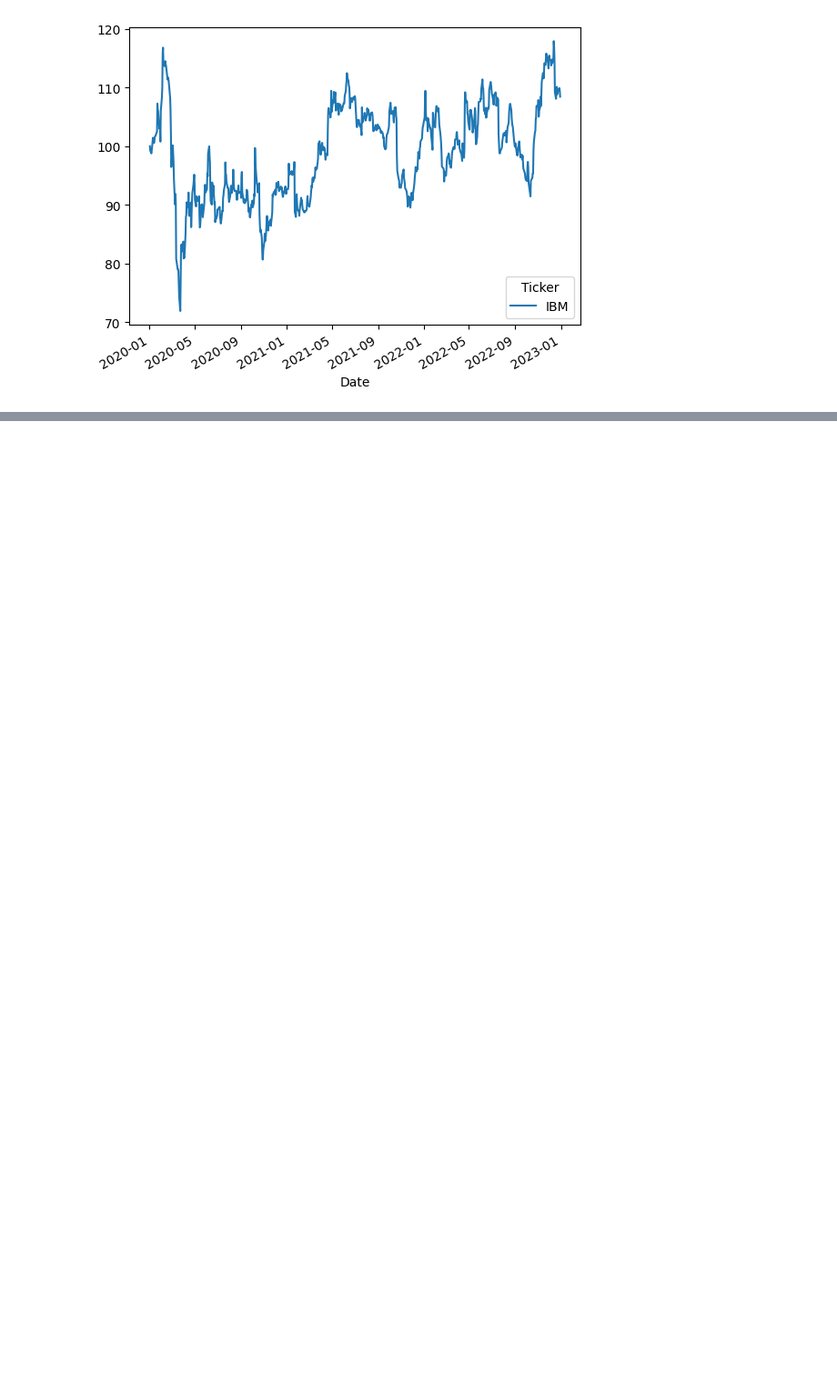
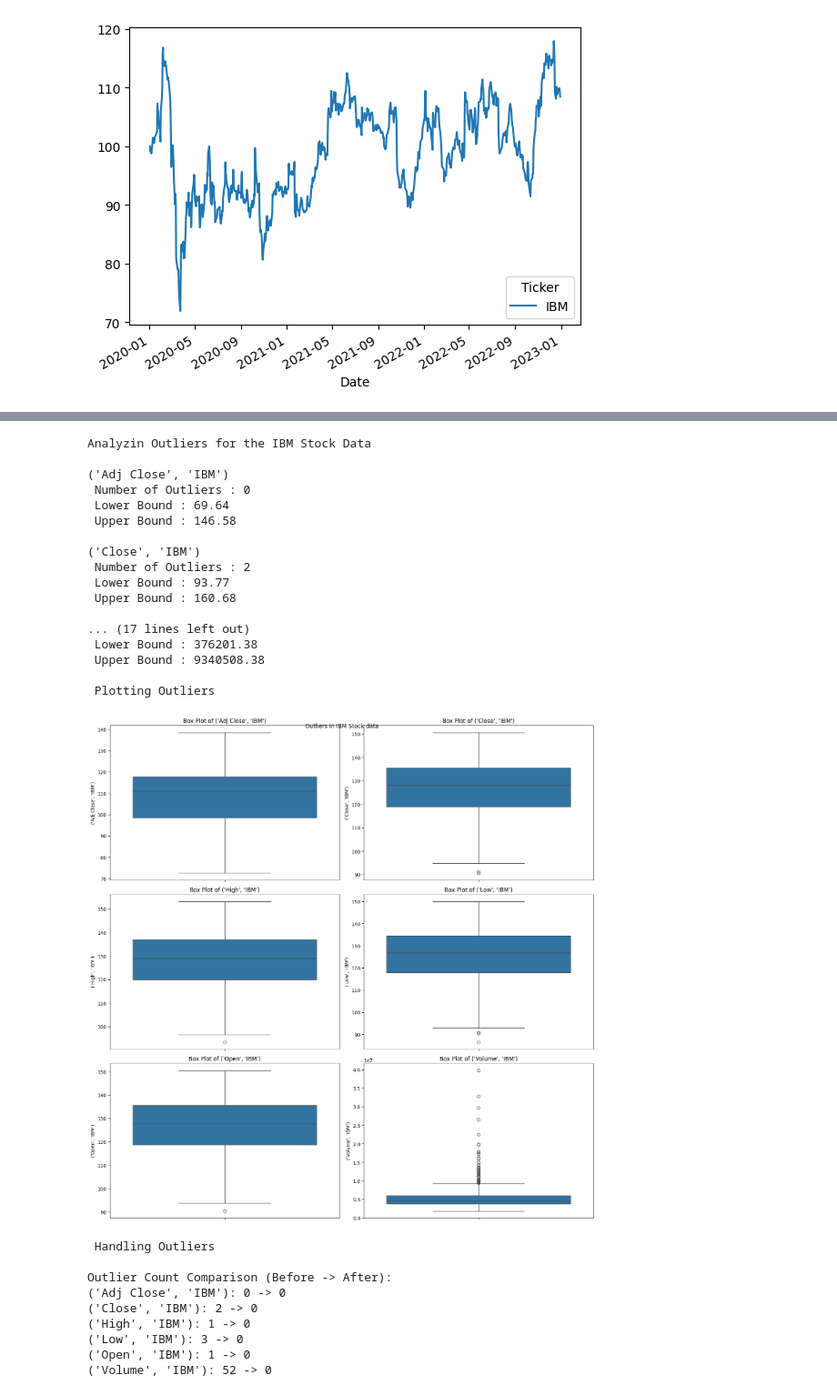
Before and after one commit to deepak-dobbala/Stock_Market_Forecasting_using_DeepLearning, a Jupyter notebook: Training/Prediction_training.ipynb, the cells around one changed output, grey strips where cells are left out. Shown at 91% size. Cells and saved outputs as stored; diff of their text form; code cells hidden in the pictures; blank space fills up the shorter version.

```diff
--- a/Training/Prediction_training.ipynb
+++ b/Training/Prediction_training.ipynb
@@ -99,0 +216,49 @@ plt.show()
+# %%
+print("Analyzin Outliers for the IBM Stock Data")
+outliers=detect_outliers(IBM_data,method='iqr',threshold=1.5)
+for column,stats in outliers.items():
+    print(f"\n{column}")
+    print(f" Number of Outliers : {stats['outlier_count']}")
+    if 'lower_bound' in stats:
+        print(f" Lower Bound : {stats['lower_bound']:.2f}")
+        print(f" Upper Bound : {stats['upper_bound']:.2f}")
+print("\n Plotting Outliers")
+plot_outliers(IBM_data)
+plt.suptitle("Outliers in IBM Stock data")
+plt.show()
+print("\n Handling Outliers")
+IBM_data=handle_outliers(IBM_data,method='clip')
+outliers_after=detect_outliers(IBM_data,method='iqr',threshold=1.5)
+print("\nOutlier Count Comparison (Before -> After):")
+for column in outliers.keys():
+        before_count = outliers[column]['outlier_count']
+        after_count = outliers_after[column]['outlier_count']
+        print(f"{column}: {before_count} -> {after_count}")
+# %% [output]
+Analyzin Outliers for the IBM Stock Data
+
+('Adj Close', 'IBM')
+ Number of Outliers : 0
+ Lower Bound : 69.64
+ Upper Bound : 146.58
+
+('Close', 'IBM')
+ Number of Outliers : 2
+ Lower Bound : 93.77
+ Upper Bound : 160.68
+
+... (17 lines left out)
+ Lower Bound : 376201.38
+ Upper Bound : 9340508.38
+
+ Plotting Outliers
+[figure, added]
+ Handling Outliers
+
+Outlier Count Comparison (Before -> After):
+('Adj Close', 'IBM'): 0 -> 0
+('Close', 'IBM'): 2 -> 0
+('High', 'IBM'): 1 -> 0
+('Low', 'IBM'): 3 -> 0
+('Open', 'IBM'): 1 -> 0
+('Volume', 'IBM'): 52 -> 0
```
Also changed, not shown: parts of 17 cells of this notebook, 1 other file.
